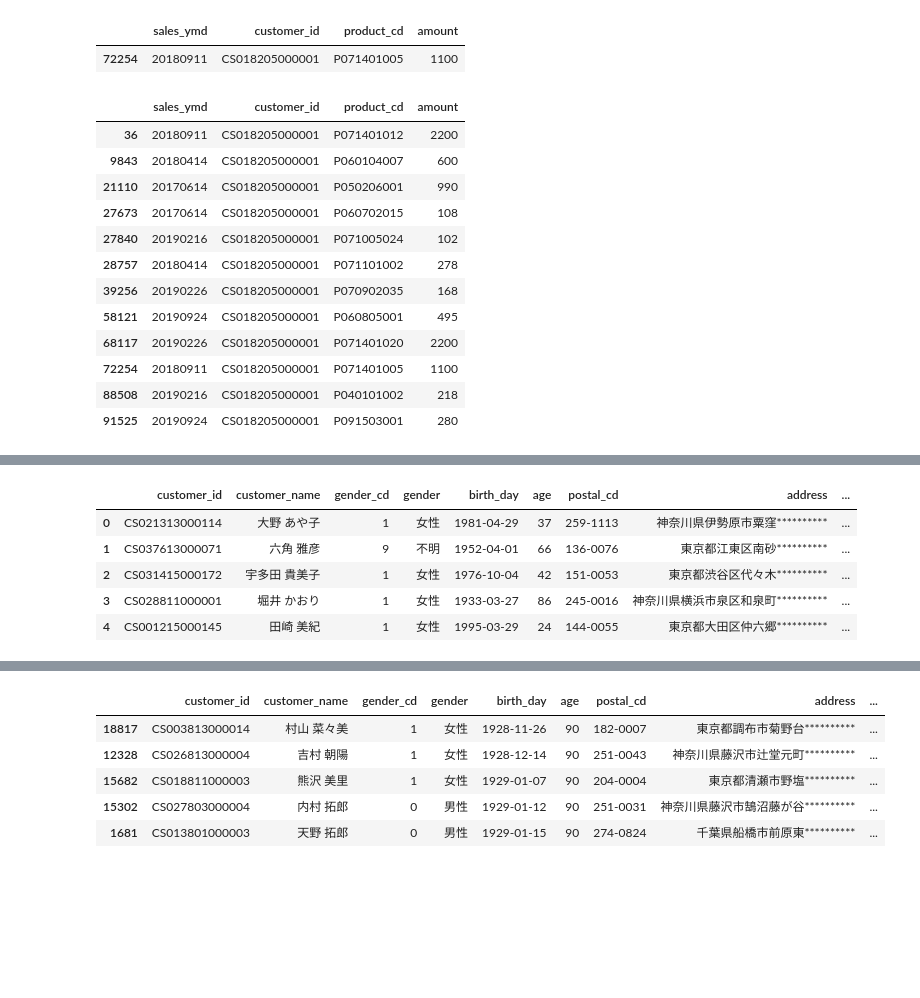
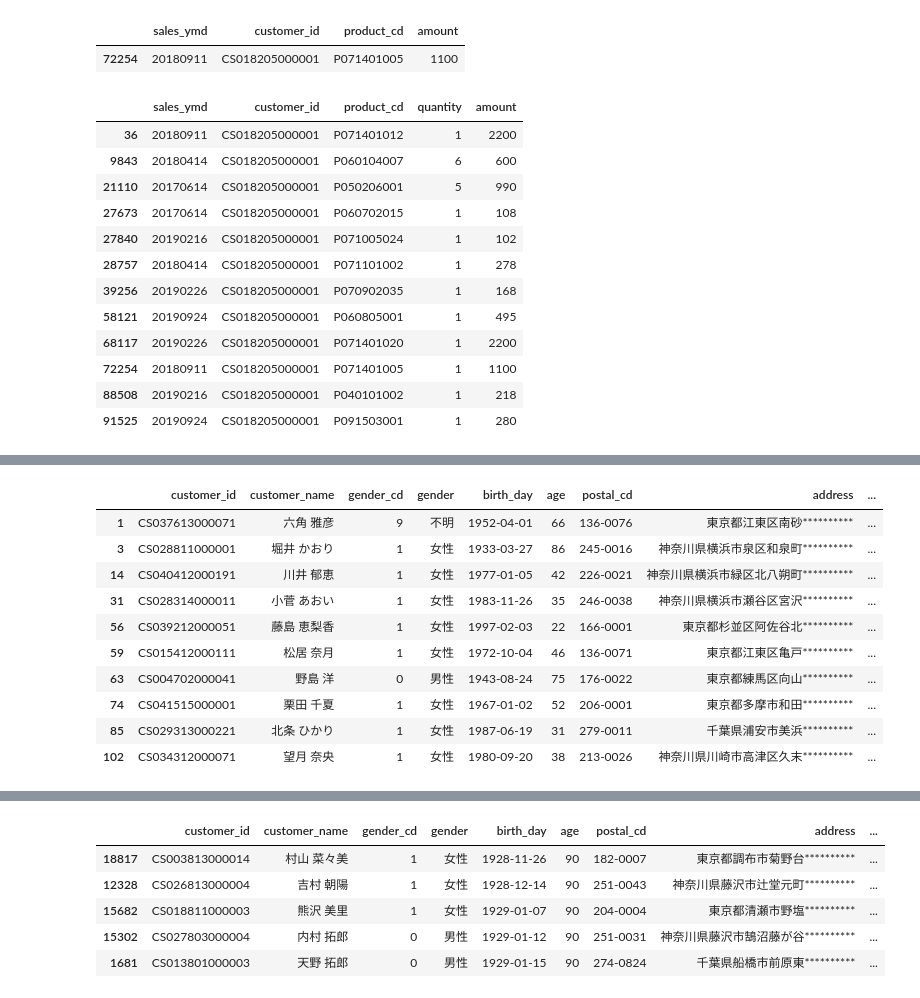
Before and after one commit to kosekitau/TimeSeries, a Jupyter notebook: notebook/100knocks-preprocess.ipynb, the cells around one changed output, grey strips where cells are left out. Cells and saved outputs as stored; diff of their text form; code cells hidden in the pictures; blank space fills up the shorter version.

```diff
--- a/notebook/100knocks-preprocess.ipynb
+++ b/notebook/100knocks-preprocess.ipynb
@@ -99,22 +97,22 @@ df_receipt[cols].query('customer_id == "CS018205000001" & (2000>=amount >=1000)'
 | 72254 | 20180911 | CS018205000001 | P071401005 | 1100 |
 # %%
 # 8
-"P071401019"
-df_receipt[cols].query('customer_id == "CS018205000001" & product_cd!="P071401019"')
+cols = ["sales_ymd", "customer_id", "product_cd", "quantity", "amount", ]
+df_receipt[cols].query('customer_id=="CS018205000001" & product_cd!="P071401019"')
 # %% [output]
-|  | sales_ymd | customer_id | product_cd | amount |
-| 36 | 20180911 | CS018205000001 | P071401012 | 2200 |
-| 9843 | 20180414 | CS018205000001 | P060104007 | 600 |
-| 21110 | 20170614 | CS018205000001 | P050206001 | 990 |
-| 27673 | 20170614 | CS018205000001 | P060702015 | 108 |
-| 27840 | 20190216 | CS018205000001 | P071005024 | 102 |
-| 28757 | 20180414 | CS018205000001 | P071101002 | 278 |
-| 39256 | 20190226 | CS018205000001 | P070902035 | 168 |
-| 58121 | 20190924 | CS018205000001 | P060805001 | 495 |
-| 68117 | 20190226 | CS018205000001 | P071401020 | 2200 |
-| 72254 | 20180911 | CS018205000001 | P071401005 | 1100 |
-| 88508 | 20190216 | CS018205000001 | P040101002 | 218 |
-| 91525 | 20190924 | CS018205000001 | P091503001 | 280 |
+|  | sales_ymd | customer_id | product_cd | quantity | amount |
+| 36 | 20180911 | CS018205000001 | P071401012 | 1 | 2200 |
+| 9843 | 20180414 | CS018205000001 | P060104007 | 6 | 600 |
+| 21110 | 20170614 | CS018205000001 | P050206001 | 5 | 990 |
+| 27673 | 20170614 | CS018205000001 | P060702015 | 1 | 108 |
+| 27840 | 20190216 | CS018205000001 | P071005024 | 1 | 102 |
+| 28757 | 20180414 | CS018205000001 | P071101002 | 1 | 278 |
+| 39256 | 20190226 | CS018205000001 | P070902035 | 1 | 168 |
+| 58121 | 20190924 | CS018205000001 | P060805001 | 1 | 495 |
+| 68117 | 20190226 | CS018205000001 | P071401020 | 1 | 2200 |
+| 72254 | 20180911 | CS018205000001 | P071401005 | 1 | 1100 |
+| 88508 | 20190216 | CS018205000001 | P040101002 | 1 | 218 |
+| 91525 | 20190924 | CS018205000001 | P091503001 | 1 | 280 |
 # %%
 # 9
 df_store = pd.read_csv('../data/store.csv')
@@ -142,12 +139,18 @@ df_store.query("store_cd.str.startswith('S14')", engine='python').head(10)
 | 19 | S14022 | 逗子店 | 14 | 神奈川県 | 神奈川県逗子市逗子一丁目 | カナガワケンズシシズシイッチョウメ | 046-123-4036 | 139.5789 | 35.29642 | ... |
 | 20 | S14011 | 日吉本町店 | 14 | 神奈川県 | 神奈川県横浜市港北区日吉本町四丁目 | カナガワケンヨコハマシコウホククヒヨシホンチョウヨンチョウメ | 045-123-4033 | 139.6316 | 35.54655 | ... |
 # %%
+# 11
 df_customer= pd.read_csv('../data/customer.csv')
-df_customer.head()
+df_customer.query('customer_id.str.endswith("1")', engine='python').head(10)
 # %% [output]
 |  | customer_id | customer_name | gender_cd | gender | birth_day | age | postal_cd | address | ... |
-| 0 | CS021313000114 | 大野 あや子 | 1 | 女性 | 1981-04-29 | 37 | 259-1113 | 神奈川県伊勢原市粟窪********** | ... |
 | 1 | CS037613000071 | 六角 雅彦 | 9 | 不明 | 1952-04-01 | 66 | 136-0076 | 東京都江東区南砂********** | ... |
-| 2 | CS031415000172 | 宇多田 貴美子 | 1 | 女性 | 1976-10-04 | 42 | 151-0053 | 東京都渋谷区代々木********** | ... |
 | 3 | CS028811000001 | 堀井 かおり | 1 | 女性 | 1933-03-27 | 86 | 245-0016 | 神奈川県横浜市泉区和泉町********** | ... |
-| 4 | CS001215000145 | 田崎 美紀 | 1 | 女性 | 1995-03-29 | 24 | 144-0055 | 東京都大田区仲六郷********** | ... |
+| 14 | CS040412000191 | 川井 郁恵 | 1 | 女性 | 1977-01-05 | 42 | 226-0021 | 神奈川県横浜市緑区北八朔町********** | ... |
+| 31 | CS028314000011 | 小菅 あおい | 1 | 女性 | 1983-11-26 | 35 | 246-0038 | 神奈川県横浜市瀬谷区宮沢********** | ... |
+| 56 | CS039212000051 | 藤島 恵梨香 | 1 | 女性 | 1997-02-03 | 22 | 166-0001 | 東京都杉並区阿佐谷北********** | ... |
+| 59 | CS015412000111 | 松居 奈月 | 1 | 女性 | 1972-10-04 | 46 | 136-0071 | 東京都江東区亀戸********** | ... |
+| 63 | CS004702000041 | 野島 洋 | 0 | 男性 | 1943-08-24 | 75 | 176-0022 | 東京都練馬区向山********** | ... |
+| 74 | CS041515000001 | 栗田 千夏 | 1 | 女性 | 1967-01-02 | 52 | 206-0001 | 東京都多摩市和田********** | ... |
+| 85 | CS029313000221 | 北条 ひかり | 1 | 女性 | 1987-06-19 | 31 | 279-0011 | 千葉県浦安市美浜********** | ... |
+| 102 | CS034312000071 | 望月 奈央 | 1 | 女性 | 1980-09-20 | 38 | 213-0026 | 神奈川県川崎市高津区久末********** | ... |
```
Also changed, not shown: parts of 10 cells of this notebook, 2 other files.
